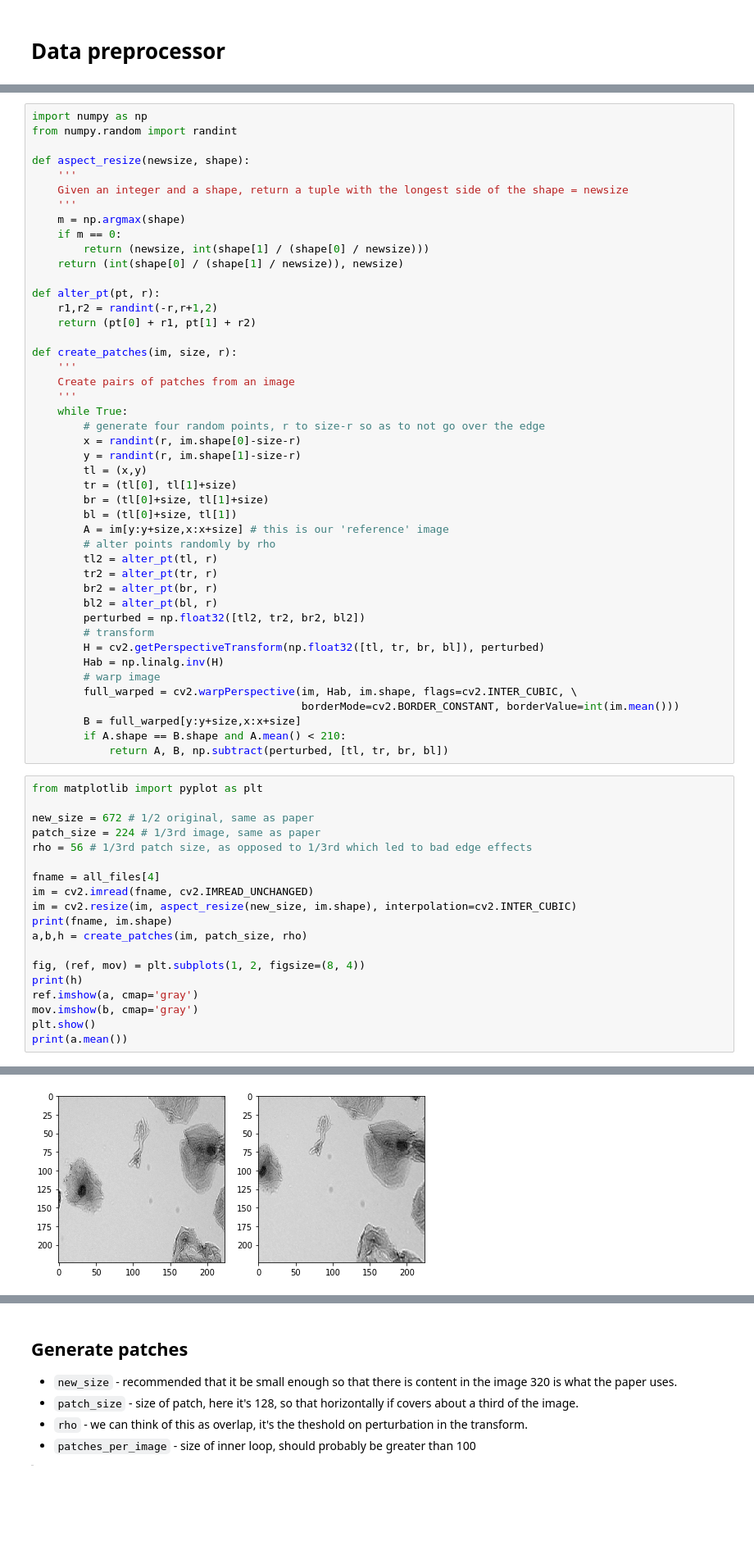
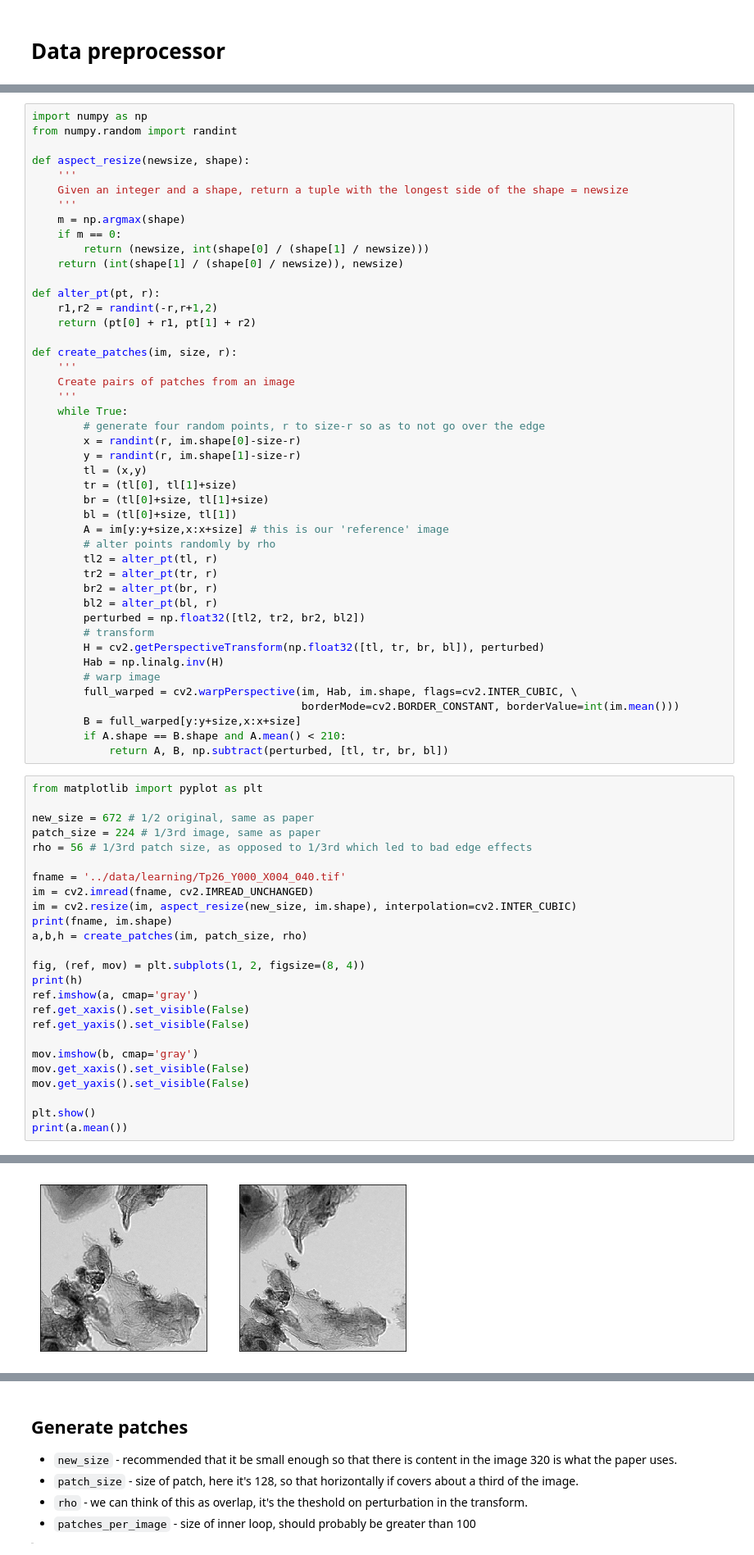
Before and after one commit to tristaaan/stitch-eval, a Jupyter notebook: notebooks/HNet_data_preprocessor.ipynb, the cells around one changed output, grey strips where cells are left out. Shown: that part at 82% size. Cells and saved outputs as stored; diff of their text form; blank space fills up the shorter version.

```diff
--- a/notebooks/HNet_data_preprocessor.ipynb
+++ b/notebooks/HNet_data_preprocessor.ipynb
@@ -42,8 +42,8 @@ def aspect_resize(newsize, shape):
     '''
     m = np.argmax(shape)
     if m == 0:
-        return (newsize, int(shape[1] / (shape[0] / newsize)))
-    return (int(shape[0] / (shape[1] / newsize)), newsize)
+        return (newsize, int(shape[0] / (shape[1] / newsize)))
+    return (int(shape[1] / (shape[0] / newsize)), newsize)
 
 def alter_pt(pt, r):
     r1,r2 = randint(-r,r+1,2)
@@ -84,7 +84,7 @@ new_size = 672 # 1/2 original, same as paper
 patch_size = 224 # 1/3rd image, same as paper
 rho = 56 # 1/3rd patch size, as opposed to 1/3rd which led to bad edge effects
 
-fname = all_files[4]
+fname = '../data/learning/Tp26_Y000_X004_040.tif'
 im = cv2.imread(fname, cv2.IMREAD_UNCHANGED)
 im = cv2.resize(im, aspect_resize(new_size, im.shape), interpolation=cv2.INTER_CUBIC)
 print(fname, im.shape)
@@ -93,7 +93,13 @@ a,b,h = create_patches(im, patch_size, rho)
 fig, (ref, mov) = plt.subplots(1, 2, figsize=(8, 4))
 print(h)
 ref.imshow(a, cmap='gray')
+ref.get_xaxis().set_visible(False)
+ref.get_yaxis().set_visible(False)
+
 mov.imshow(b, cmap='gray')
+mov.get_xaxis().set_visible(False)
+mov.get_yaxis().set_visible(False)
+
 plt.show()
 print(a.mean())
 # %% [output]
@@ -105 +111 @@ print(a.mean())
-[figure, old version]
+[figure, new version]
```
Also changed, not shown: parts of 2 cells of this notebook.
